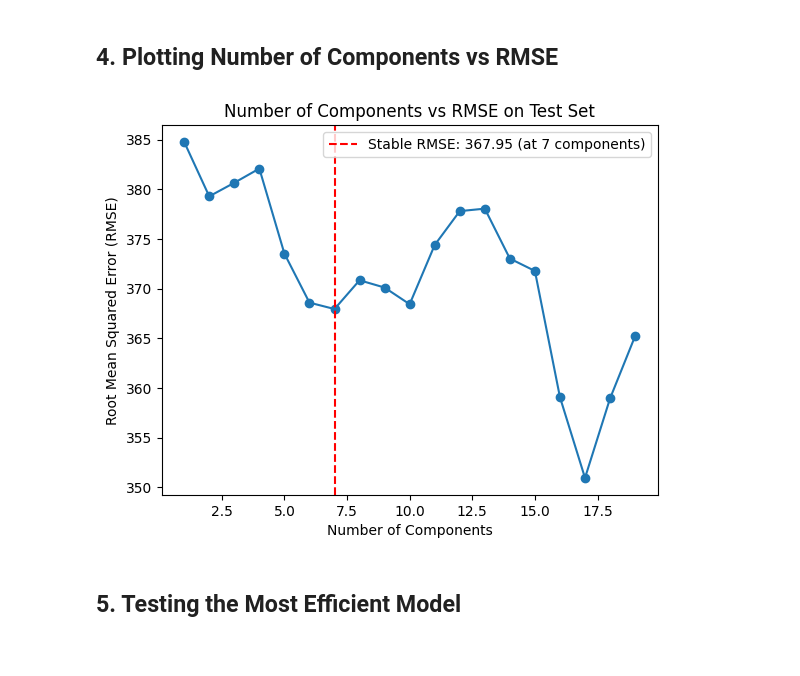
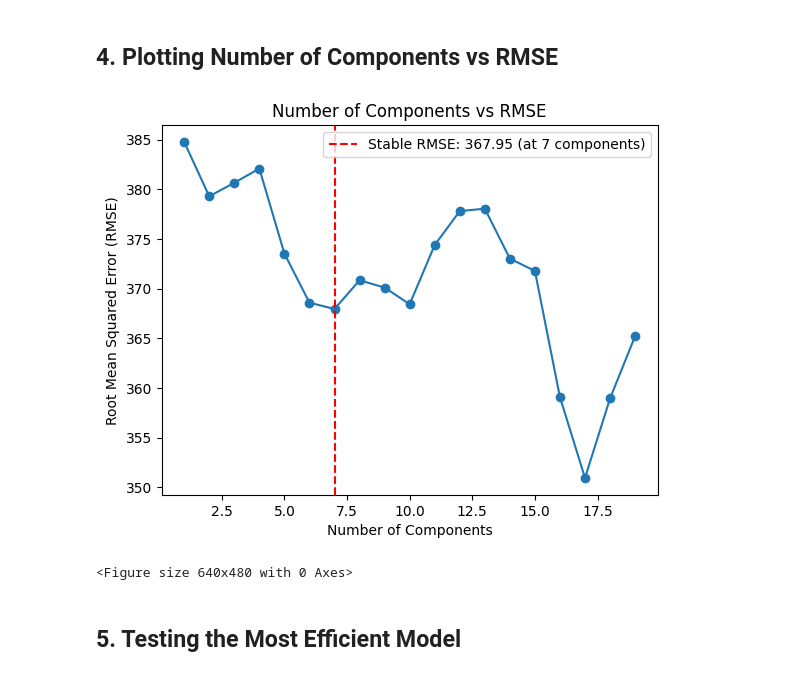
Before and after one commit to MSSRPRAD/Numpy-PCA, a Jupyter notebook: FODS_Assignment2B.ipynb, the cells around one changed output. Cells and saved outputs as stored; diff of their text form; code cells hidden in the pictures.

Commit message:
Plots and Conclusion

```diff
--- a/FODS_Assignment2B.ipynb
+++ b/FODS_Assignment2B.ipynb
@@ -330,19 +335,21 @@ for num_components in component_numbers:
 # %%
 # Plot the RMSE values for different numbers of components
 plt.plot(component_numbers, rmse_values, marker='o')
 plt.xlabel('Number of Components')
 plt.ylabel('Root Mean Squared Error (RMSE)')
-plt.title('Number of Components vs RMSE on Test Set')
+plt.title('Number of Components vs RMSE')
 
 # Identify the Stable RMSE and plot a line
 min_rmse_index = 6
 min_rmse = rmse_values[min_rmse_index]
 plt.axvline(x=min_rmse_index + 1, color='r', linestyle='--', label=f'Stable RMSE: {min_rmse:.2f} (at {min_rmse_index + 1} components)')
 
 plt.legend()
 plt.show()
+plt.savefig('2B2.png')
 # %% [output]
-[figure, old version]
+[figure, new version]
+<Figure size 640x480 with 0 Axes>
 # %% [markdown]
 ## 5. Testing the Most Efficient Model
 # %%
```
Also changed, not shown: parts of 5 cells of this notebook, 2 other files.
